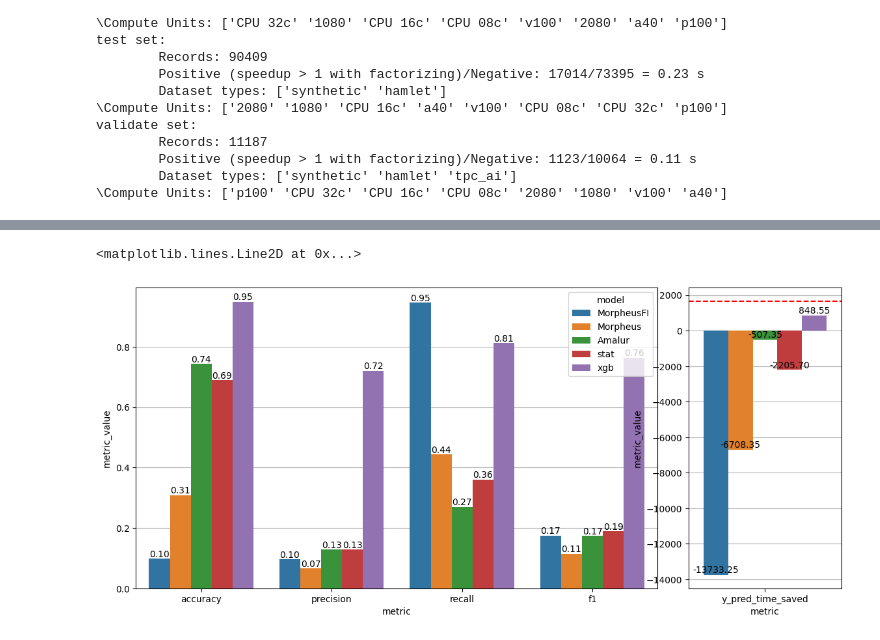
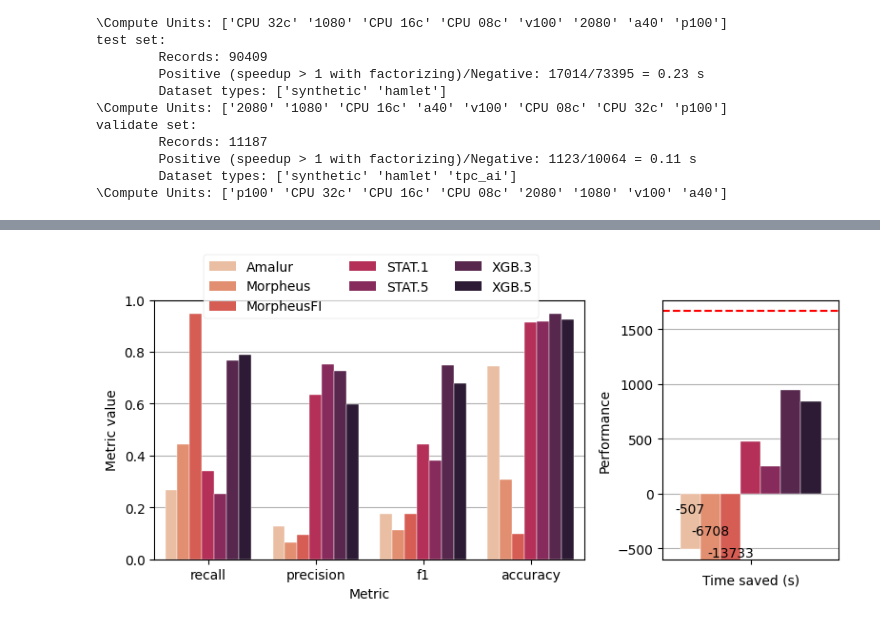
Before and after one commit to ptemarvelde/amalur-experiments, a Jupyter notebook: results/full_1/evaluation/evaluation.ipynb, the cells around one changed output, grey strips where cells are left out. Drawn from its saved outputs; the diff is of its cells as text; code cells hidden in the pictures.

Commit message:
model updates

```diff
--- a/results/full_1/evaluation/evaluation.ipynb
+++ b/results/full_1/evaluation/evaluation.ipynb
@@ -34,7 +33,16 @@ validate set:
         Dataset types: ['synthetic' 'hamlet' 'tpc_ai']
 \Compute Units: ['p100' 'CPU 32c' 'CPU 16c' 'CPU 08c' '2080' '1080' 'v100' 'a40']
 # %%
+
 results = {}
+
+file_to_name = {
+    "STAT1_label.csv": "STAT.1",
+    "STAT5_label.csv": "STAT.5",
+    "XGB3_label.csv": "XGB.3",
+    "XGB5_label.csv": "XGB.5",
+
+}
 for eval_type in ["new hardware", "new datasets", "full"]:
     val_df = result_df.loc[validate.index]
     if eval_type == "full":
@@ -48,12 +56,12 @@ for eval_type in ["new hardware", "new datasets", "full"]:
 
     results.update({(name, eval_type): val for (name, val) in eval_sota_models(full_dataset, y_true, full_dataset).items()})
 
-    for type in ["stat", "xgb"]:
-        df = pd.read_csv(f"evaluation/predictions/{type}_label.csv", index_col= 0)
+    for f in glob.glob("evaluation/predictions/*_label.csv"):
+        df = pd.read_csv(f, index_col= 0)
         assert len(validate.index) == len(set(validate.index).intersection(df.index))
         print([col for col in df.columns if 'y_pred' in col])
         y_pred = df[[col for col in df.columns if 'y_pred' in col][0]]
-
-        results[(type, eval_type)] = eval_result(y_true, y_pred.loc[loc], target_col='label', full_dataset=full_dataset)[0]
+        name = file_to_name[f.split('/')[-1]]
+        results[(name, eval_type)] = eval_result(y_true, y_pred.loc[loc], target_col='label', full_dataset=full_dataset)[0]
 results.keys()
 # %% [output]
@@ -144,34 +145,63 @@ merged_results
 # %%
-fig, axs = plt.subplot_mosaic("AAAB", figsize=(14, 6))
-melted_df = pd.melt(merged_results, id_vars=["model", "eval_type"], var_name="metric", value_name="metric_value")
+# colors = []
+# for c in sns.color_palette("rocket_r", 6):
+#     colors.extend([
+#                    sns.set_hls_values(c, l=0.4),
+#                    c])
+# colors.pop(1)
+colors = sns.color_palette("rocket_r", 7)
+
+sns.set_context(rc = {'patch.linewidth': 0.3})
+fig, axs = plt.subplot_mosaic("AAB", figsize=(8, 4))
+melted_df = pd.melt(merged_results, id_vars=["model", "eval_type"], var_name="metric", value_name="metric_value").sort_values(by="model")
 max_time_saved = merged_results.y_true_time_saved.max()
+min_ylim = -600
 def plot_metrics(ax, metrics: list, legend=True):
     ax.set_axisbelow(True)
     ax.grid(axis="y")
     ax = sns.barplot(
         data=melted_df[(melted_df.metric.apply(lambda x: x in metrics)) & (melted_df.eval_type=='full')],
         x="metric",
         y="metric_value",
         hue="model",
-        #  palette=sns.color_palette('flare'),
+        palette=colors,
         ax=ax,
     )
     if not legend:
         ax.get_legend().remove()
+    else:
+        ax.legend(loc="upper left", bbox_to_anchor=(0.1, 1.20), ncol=3)
     # Add metric values as text on top of every bar
-    for p in ax.patches:
-        ax.annotate(
-            f"{p.get_height():.2f}",
-            (p.get_x() + p.get_width() / 2.0, p.get_height()),
-            ha="center",
-            va="center",
-            xytext=(0, 5),
-            textcoords="offset points",
-        )
+    for i, p in enumerate(ax.patches):
+        p.set_edgecolor("white")
+        fmt = ".2f" if abs(p.get_height()) < 1 else ".0f"
+        height = p.get_height()
+        if height <( min_ylim+100):
+            ax.annotate(
+                format(p.get_height(),fmt),
+                (p.get_x() + p.get_width() / 2.0, 100*(i+1)*-2),
+                ha="center",
+                va="center",
+                xytext=(0, 5),
+                textcoords="offset points",
+            )
 
-plot_metrics(axs["A"], ["accuracy", "precision", "recall", "f1"])
-plot_metrics(axs["B"], ["y_pred_time_saved"], legend=False)
-axs["B"].axhline(max_time_saved, ls="--", color="red", label="Maximum achievable time saved")
+ax_left = axs["A"]
+ax_right = axs["B"]
+plot_metrics(ax_left, ["accuracy", "precision", "recall", "f1"])
+plot_metrics(ax_right, ["y_pred_time_saved"], legend=False)
+
+ax_left.set_xlabel("Metric")
+ax_left.set_ylabel("Metric value" )
+ax_left.set_ylim(0., 1.)
+
+ax_right.axhline(max_time_saved, ls="--", color="red", label="Maximum achievable time saved")
+ax_right.set_ylim(min_ylim, max_time_saved+100)
+ax_right.set_xlabel("Time saved (s)")
+ax_right.set_ylabel("Performance")
+ax_right.set_xticklabels(labels=[None])
+
+fig.tight_layout()
+fig.savefig("/home/pepijn/Documents/uni/y5/thesis/writing/overleaf/chapters/06_evaluation/figures/eval_sota_results.pdf", bbox_inches="tight")
 # %% [output]
-<matplotlib.lines.Line2D at 0x...>
-[figure, old version]
+[figure, new version]
```
Also changed, not shown: parts of 8 cells of this notebook, 6 other files.
